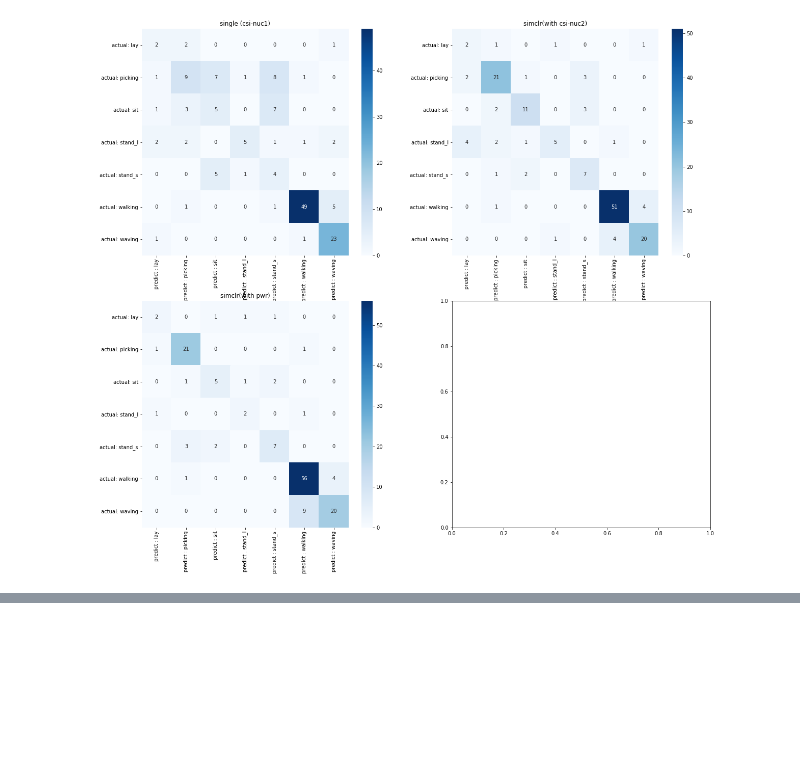
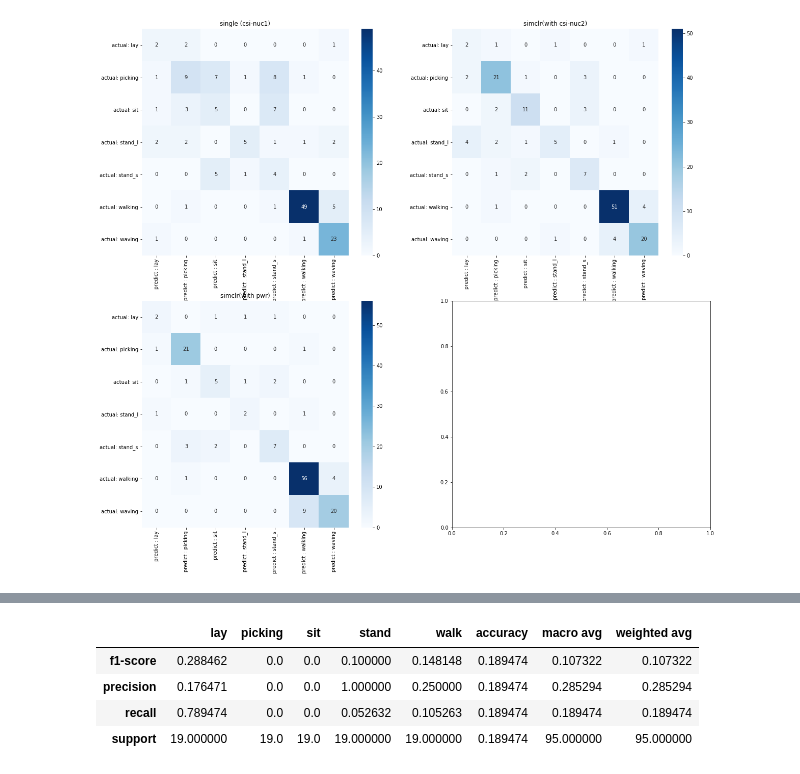
Before and after one commit to hslau44/irs_toolbox, a Jupyter notebook: Visualization.ipynb, the cells around one changed output, grey strips where cells are left out. Saved outputs shown, nothing was run; the diff lists cells and outputs as text; code cells hidden in the pictures; blank space fills up the shorter version.

```diff
--- a/Visualization.ipynb
+++ b/Visualization.ipynb
@@ -568,0 +640,9 @@ multiple_plots(objs=[norm_1,simclr_1,simclr_p1],
+# %%
+# performance of pretrained vgg16 under unseen environment when deployed directly
+vgg16_csinuc2_p2i['repo']
+# %% [output]
+|  | lay | picking | sit | stand | walk | accuracy | macro avg | weighted avg |
+| f1-score | 0.288462 | 0.0 | 0.0 | 0.100000 | 0.148148 | 0.189474 | 0.107322 | 0.107322 |
+| precision | 0.176471 | 0.0 | 0.0 | 1.000000 | 0.250000 | 0.189474 | 0.285294 | 0.285294 |
+| recall | 0.789474 | 0.0 | 0.0 | 0.052632 | 0.105263 | 0.189474 | 0.189474 | 0.189474 |
+| support | 19.000000 | 19.0 | 19.0 | 19.000000 | 19.000000 | 0.189474 | 95.000000 | 95.000000 |
```
Also changed, not shown: parts of 11 cells of this notebook.
